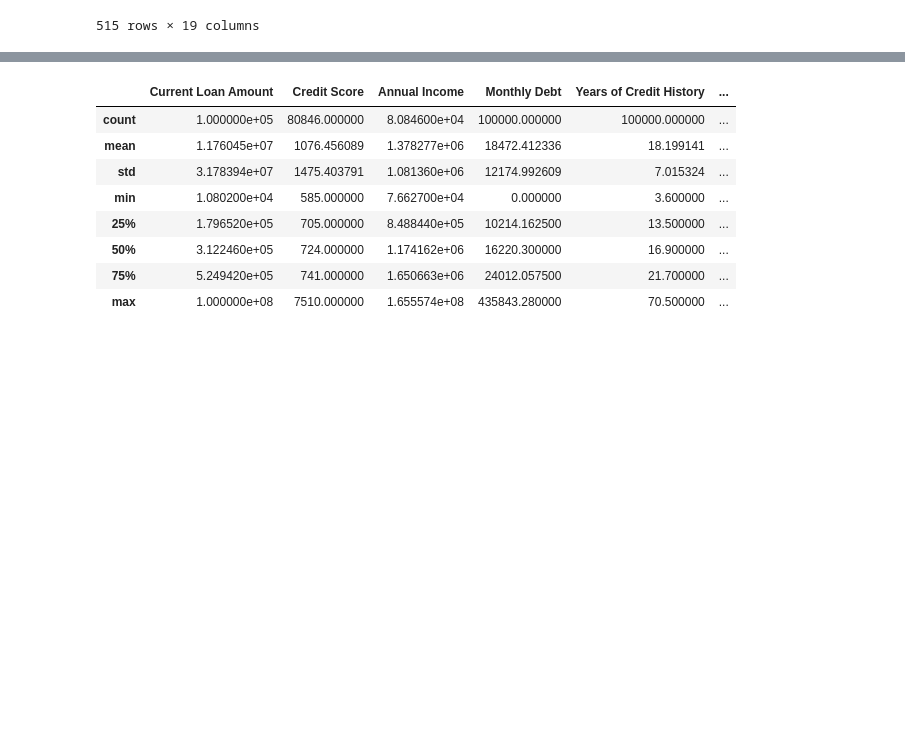
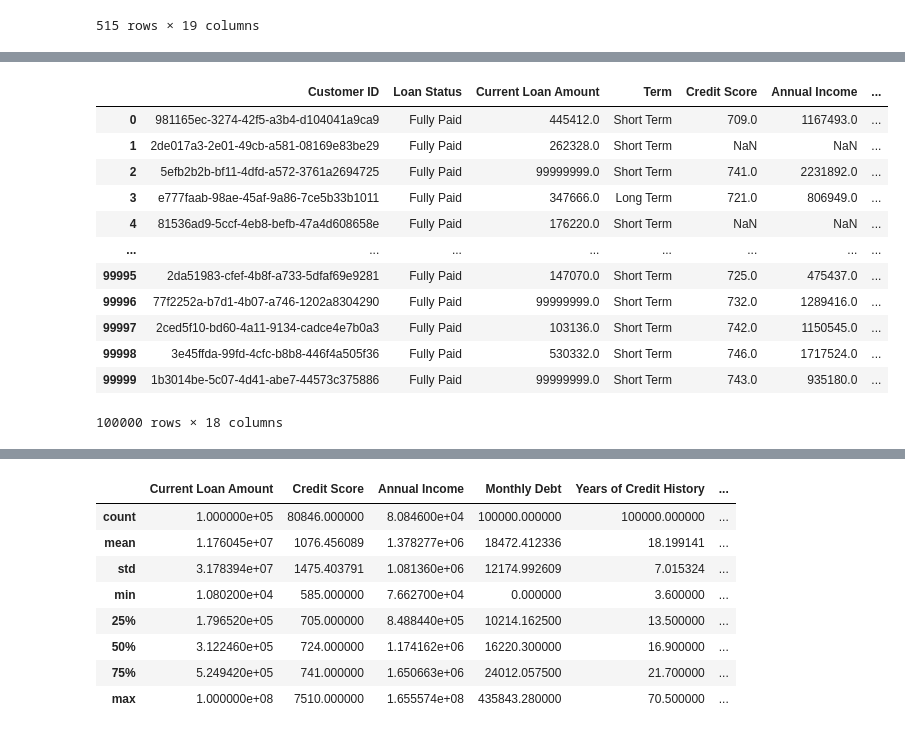
Before and after one commit to smartinternz02/SPSGP-552-Loan-Status-Prediction-using-Exploratory-Data-Analysis, a Jupyter notebook: LoanPredictionAttempt3.ipynb, the cells around one changed output, grey strips where cells are left out. Saved outputs shown, nothing was run; the diff lists cells and outputs as text; code cells hidden in the pictures; blank space fills up the shorter version.

```diff
--- a/LoanPredictionAttempt3.ipynb
+++ b/LoanPredictionAttempt3.ipynb
@@ -96,3 +110,19 @@ data.drop(labels = 'Customer ID' , axis = 1)
+# %%
+data.drop(labels = 'Loan ID' , axis = 1)
+# %% [output]
+|  | Customer ID | Loan Status | Current Loan Amount | Term | Credit Score | Annual Income | ... |
+| 0 | 981165ec-3274-42f5-a3b4-d104041a9ca9 | Fully Paid | 445412.0 | Short Term | 709.0 | 1167493.0 | ... |
+| 1 | 2de017a3-2e01-49cb-a581-08169e83be29 | Fully Paid | 262328.0 | Short Term | NaN | NaN | ... |
+| 2 | 5efb2b2b-bf11-4dfd-a572-3761a2694725 | Fully Paid | 99999999.0 | Short Term | 741.0 | 2231892.0 | ... |
+| 3 | e777faab-98ae-45af-9a86-7ce5b33b1011 | Fully Paid | 347666.0 | Long Term | 721.0 | 806949.0 | ... |
+| 4 | 81536ad9-5ccf-4eb8-befb-47a4d608658e | Fully Paid | 176220.0 | Short Term | NaN | NaN | ... |
+| ... | ... | ... | ... | ... | ... | ... | ... |
+| 99995 | 2da51983-cfef-4b8f-a733-5dfaf69e9281 | Fully Paid | 147070.0 | Short Term | 725.0 | 475437.0 | ... |
+| 99996 | 77f2252a-b7d1-4b07-a746-1202a8304290 | Fully Paid | 99999999.0 | Short Term | 732.0 | 1289416.0 | ... |
+| 99997 | 2ced5f10-bd60-4a11-9134-cadce4e7b0a3 | Fully Paid | 103136.0 | Short Term | 742.0 | 1150545.0 | ... |
+| 99998 | 3e45ffda-99fd-4cfc-b8b8-446f4a505f36 | Fully Paid | 530332.0 | Short Term | 746.0 | 1717524.0 | ... |
+| 99999 | 1b3014be-5c07-4d41-abe7-44573c375886 | Fully Paid | 99999999.0 | Short Term | 743.0 | 935180.0 | ... |
+100000 rows × 18 columns
 # %%
 data.drop(labels = 'Months since last delinquent' , axis =1)
 # %% [output]
```
Also changed, not shown: parts of 16 cells of this notebook, 2 other files.
